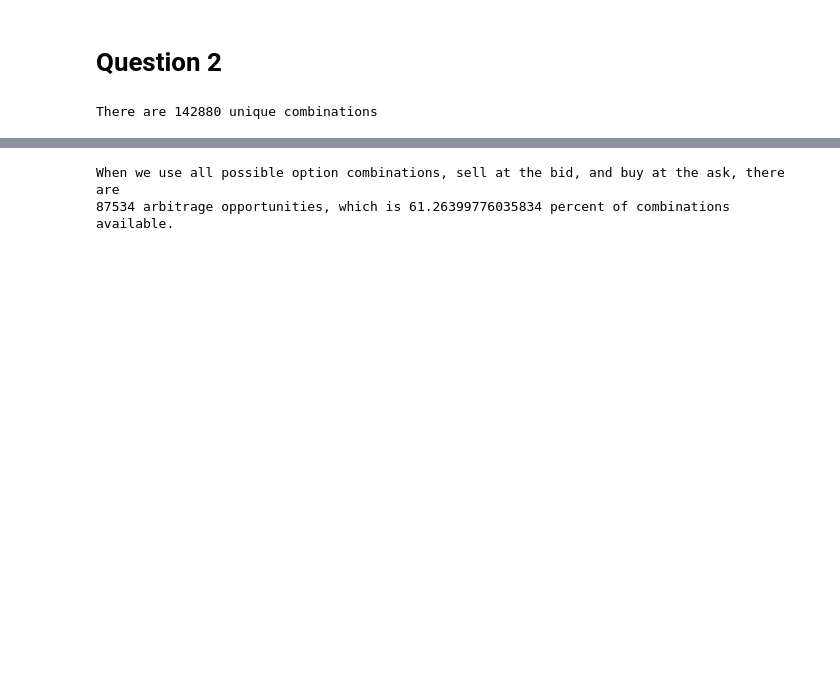
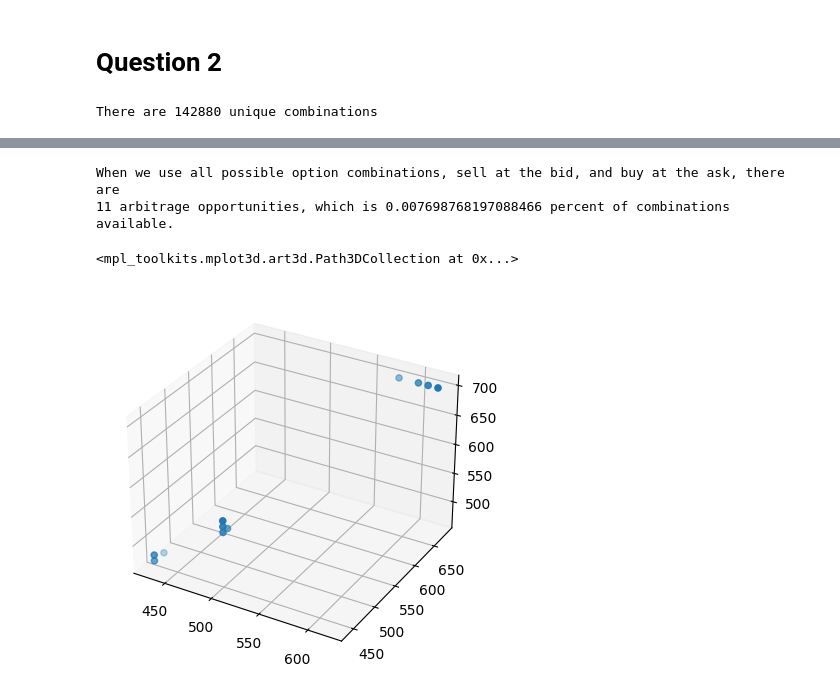
Before and after one commit to sash-wat/BUFN401, a Jupyter notebook: Homework3/HW3.ipynb, the cells around one changed output, grey strips where cells are left out. Drawn from its saved outputs; the diff is of its cells as text; code cells hidden in the pictures; blank space fills up the shorter version.

```diff
--- a/Homework3/HW3.ipynb
+++ b/Homework3/HW3.ipynb
@@ -147,0 +125,4 @@ final.loc[abs(final['Arbitrage Value']) > (final['High K'] - final['Low K'])]
+# %%
+from mpl_toolkits import mplot3d
+final_arbs = final.loc[(final['Arbitrage Value']) > 0]
+final_arbs
@@ -148,5 +142,5 @@ final.loc[abs(final['Arbitrage Value']) > (final['High K'] - final['Low K'])]
 # %%
-x = len(final.loc[abs(final['Arbitrage Value']) > (final['High K'] - final['Low K'])])
+x = len(final.loc[(final['Arbitrage Value']) > 0])
 y = len(final['Low K'])
 print(
     "When we use all possible option combinations, sell at the bid, and buy at the ask, there are \n" +
@@ -156,4 +150,11 @@ print(
 )
 # %% [output]
 When we use all possible option combinations, sell at the bid, and buy at the ask, there are
-87534 arbitrage opportunities, which is 61.26399776035834 percent of combinations available.
+11 arbitrage opportunities, which is 0.007698768197088466 percent of combinations available.
+# %%
+fig = plt.figure()
+ax = plt.axes(projection='3d')
+ax.scatter(final_arbs['Low K'], final_arbs['Middle K'], final_arbs['High K'])
+# %% [output]
+<mpl_toolkits.mplot3d.art3d.Path3DCollection at 0x...>
+[figure, added]
```
Also changed, not shown: parts of 7 cells of this notebook, 1 other file.
